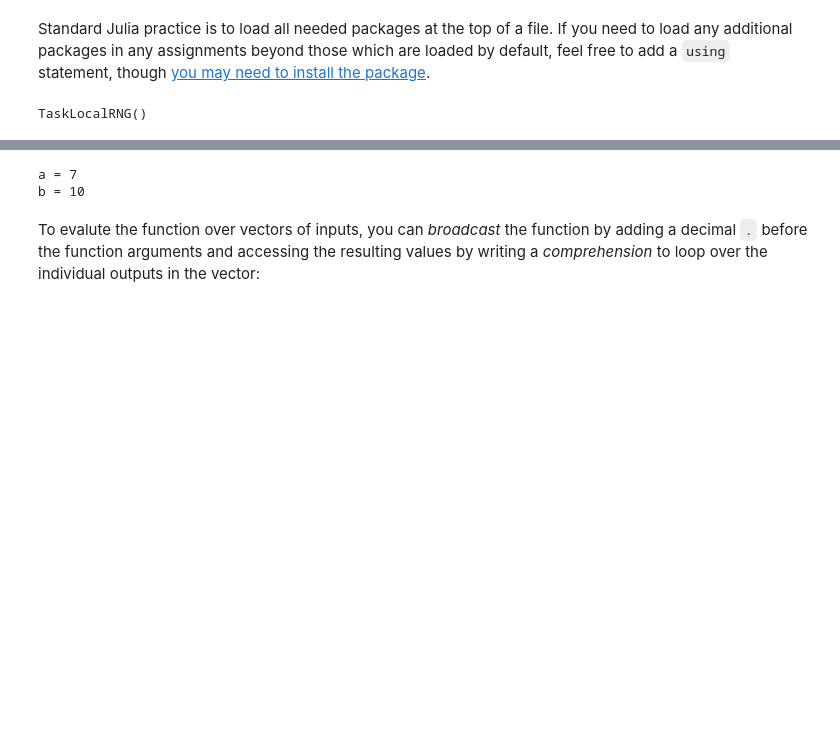
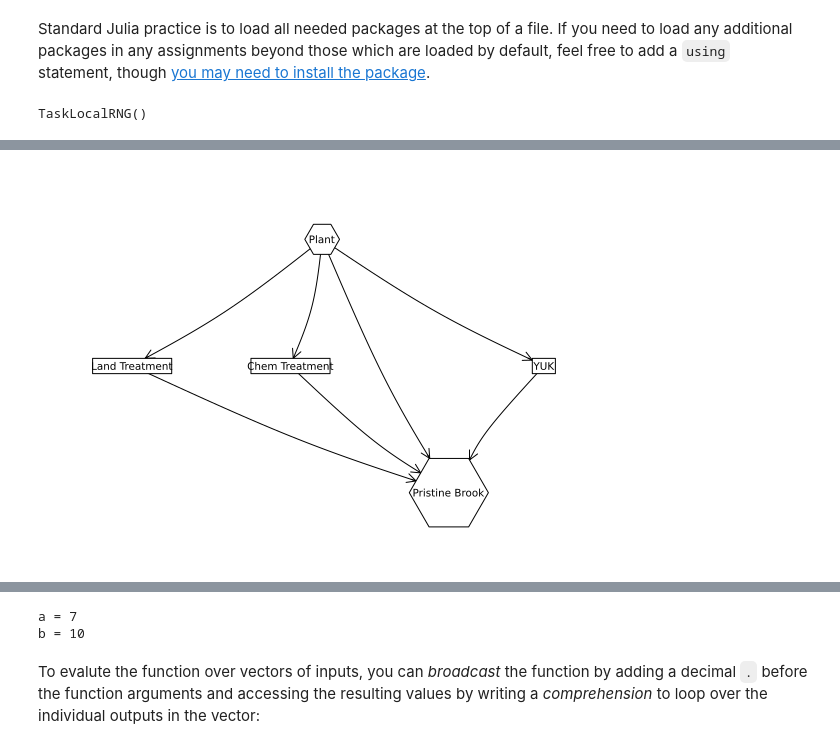
Before and after one commit to WilliamDignam117/HW1, a Jupyter notebook: hw01.ipynb, the cells around one changed output, grey strips where cells are left out. Saved outputs shown, nothing was run; the diff lists cells and outputs as text; code cells hidden in the pictures; blank space fills up the shorter version.

```diff
--- a/hw01.ipynb
+++ b/hw01.ipynb
@@ -266,18 +604,21 @@ report](https://www.fhwa.dot.gov/policyinformation/statistics/2023/pdf/hm72.pdf)
 # %%
-A = [0 1 1 1;
-    0 0 0 1;
-    0 0 0 1;
-    0 0 0 0]
+A = [0 1 1 1 1;
+     0 0 0 1 0;
+     0 0 0 1 0;
+     0 0 0 0 0;
+     0 0 0 1 0]
 
-names = ["Plant", "Land Treatment", "Chem Treatment", "Pristine Brook"]
+names = ["Plant", "Land Treatment", "Chem Treatment", "Pristine Brook", "YUK"]
 # modify this dictionary to add labels
-edge_labels = Dict((1, 2) => "", (1,3) => "", (1, 4) => "",(2, 4) => "",(3, 4) => "")
-shapes=[:hexagon, :rect, :rect, :hexagon]
-xpos = [0, -1.5, -0.25, 1]
-ypos = [1, 0, 0, -1]
+edge_labels = Dict((1, 2) => "", (1,3) => "", (1, 4) => "",(2, 4) => "",(3, 4) => "",(1, 5) => "",(5, 4) => "")
+shapes=[:hexagon, :rect, :rect, :hexagon, :rect]
+xpos = [0, -1.5, -0.25, 1, 1.75]
+ypos = [1, 0, 0, -1, 0]
 
 p = graphplot(A, names=names,edgelabel=edge_labels, markersize=0.15, markershapes=shapes, markercolor=:white, x=xpos, y=ypos)
 display(p)
+# %% [output]
+[figure, added]
 # %% [markdown]
 #### Problem 5.1 (2)
 
```
Also changed, not shown: parts of 16 cells of this notebook.
